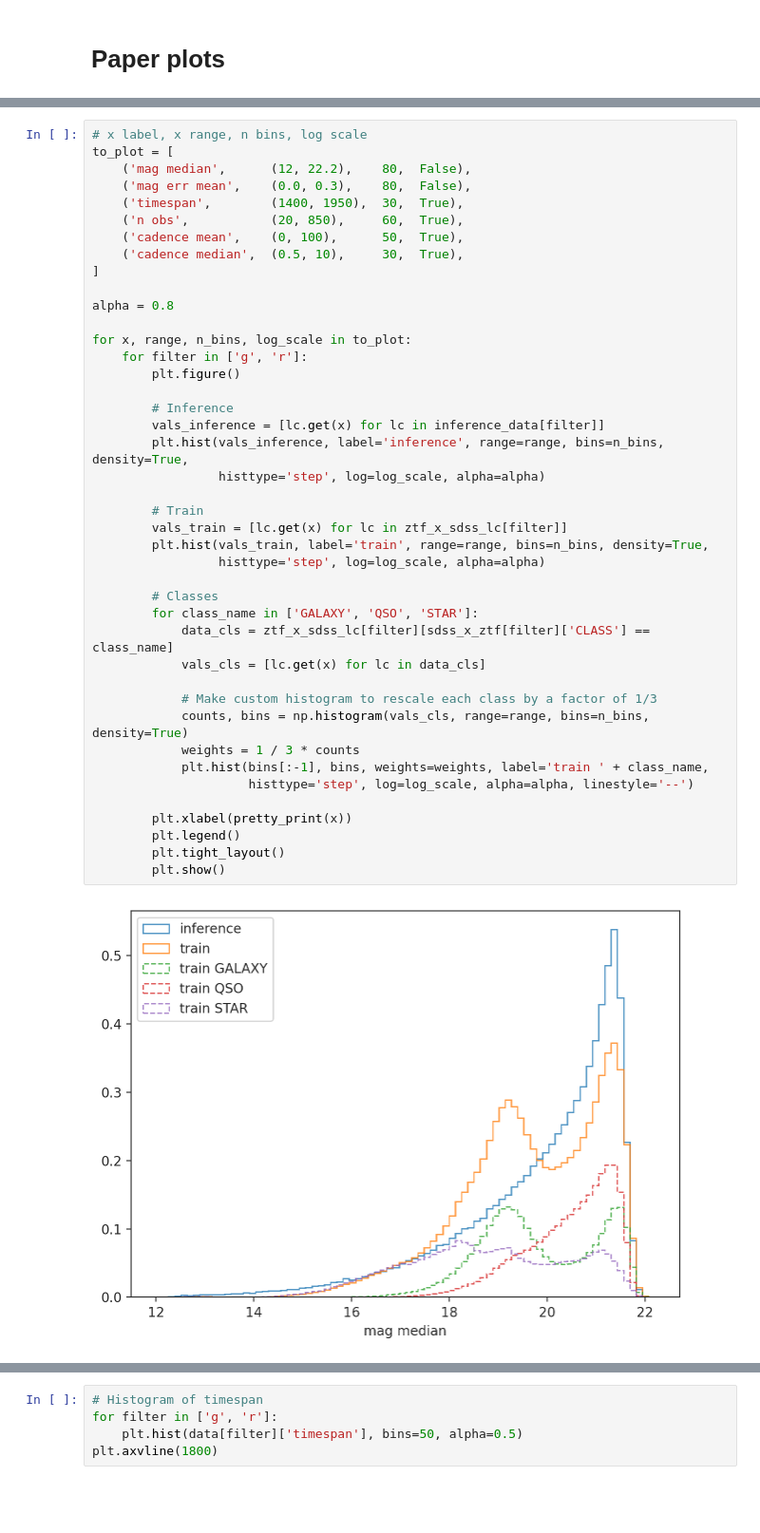
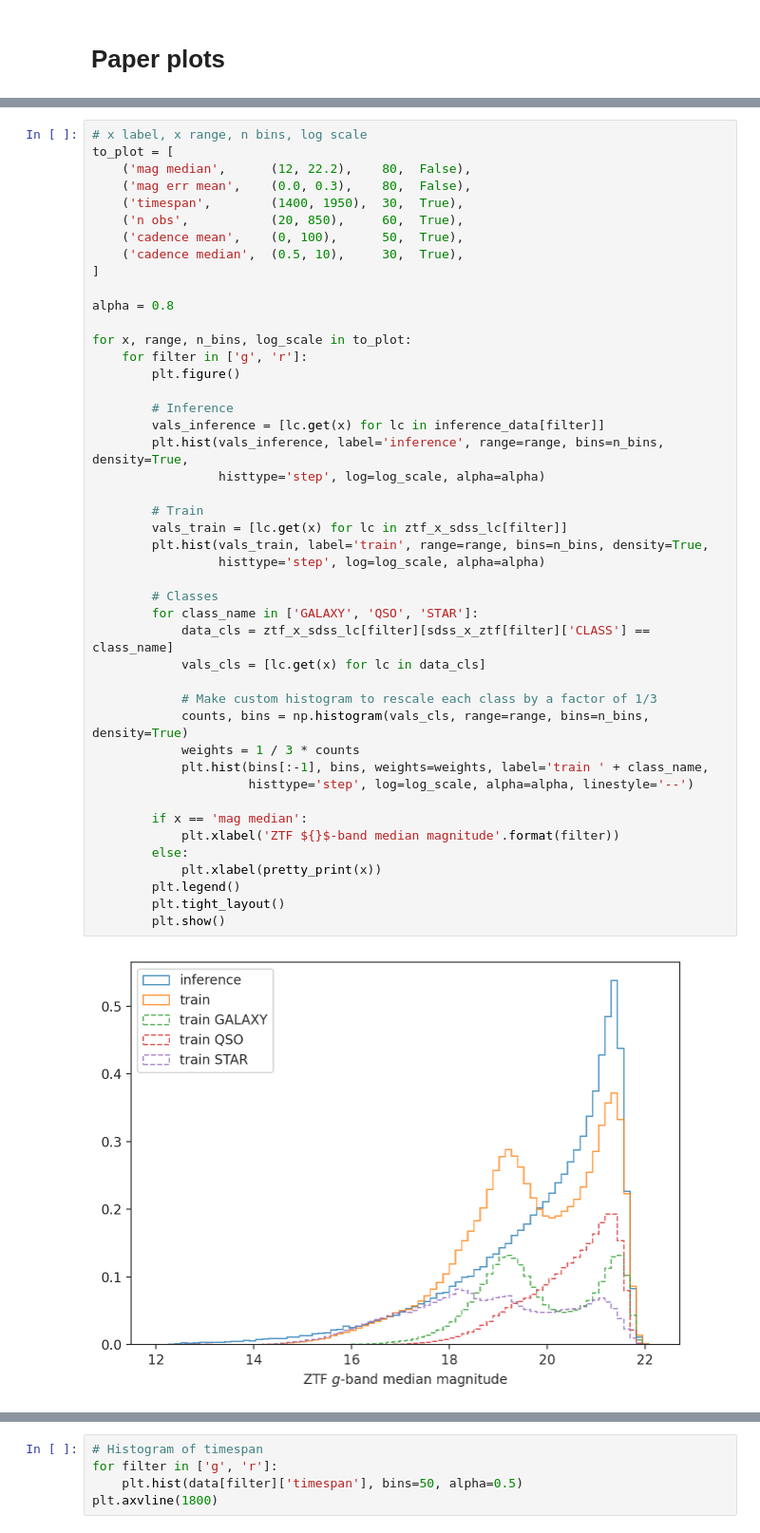
Before and after one commit to snakoneczny/ztf-agn, a Jupyter notebook: notebooks/data_DR_20.ipynb, the cells around one changed output, grey strips where cells are left out. Shown at 95% size. Cells and saved outputs as stored; diff of their text form; blank space fills up the shorter version.

```diff
--- a/notebooks/data_DR_20.ipynb
+++ b/notebooks/data_DR_20.ipynb
@@ -172,32 +217,35 @@ alpha = 0.8
 
 for x, range, n_bins, log_scale in to_plot:
     for filter in ['g', 'r']:
         plt.figure()
 
         # Inference
         vals_inference = [lc.get(x) for lc in inference_data[filter]]
         plt.hist(vals_inference, label='inference', range=range, bins=n_bins, density=True,
                  histtype='step', log=log_scale, alpha=alpha)
 
         # Train
         vals_train = [lc.get(x) for lc in ztf_x_sdss_lc[filter]]
         plt.hist(vals_train, label='train', range=range, bins=n_bins, density=True,
                  histtype='step', log=log_scale, alpha=alpha)
 
         # Classes
         for class_name in ['GALAXY', 'QSO', 'STAR']:
             data_cls = ztf_x_sdss_lc[filter][sdss_x_ztf[filter]['CLASS'] == class_name]
             vals_cls = [lc.get(x) for lc in data_cls]
 
             # Make custom histogram to rescale each class by a factor of 1/3
             counts, bins = np.histogram(vals_cls, range=range, bins=n_bins, density=True)
             weights = 1 / 3 * counts
             plt.hist(bins[:-1], bins, weights=weights, label='train ' + class_name,
                      histtype='step', log=log_scale, alpha=alpha, linestyle='--')
 
-        plt.xlabel(pretty_print(x))
+        if x == 'mag median':
+            plt.xlabel('ZTF ${}$-band median magnitude'.format(filter))
+        else:
+            plt.xlabel(pretty_print(x))
         plt.legend()
         plt.tight_layout()
         plt.show()
 # %% [output]
-[figure, old version]
+[figure, new version]
```
Also changed, not shown: parts of 5 cells of this notebook, 10 other files.
